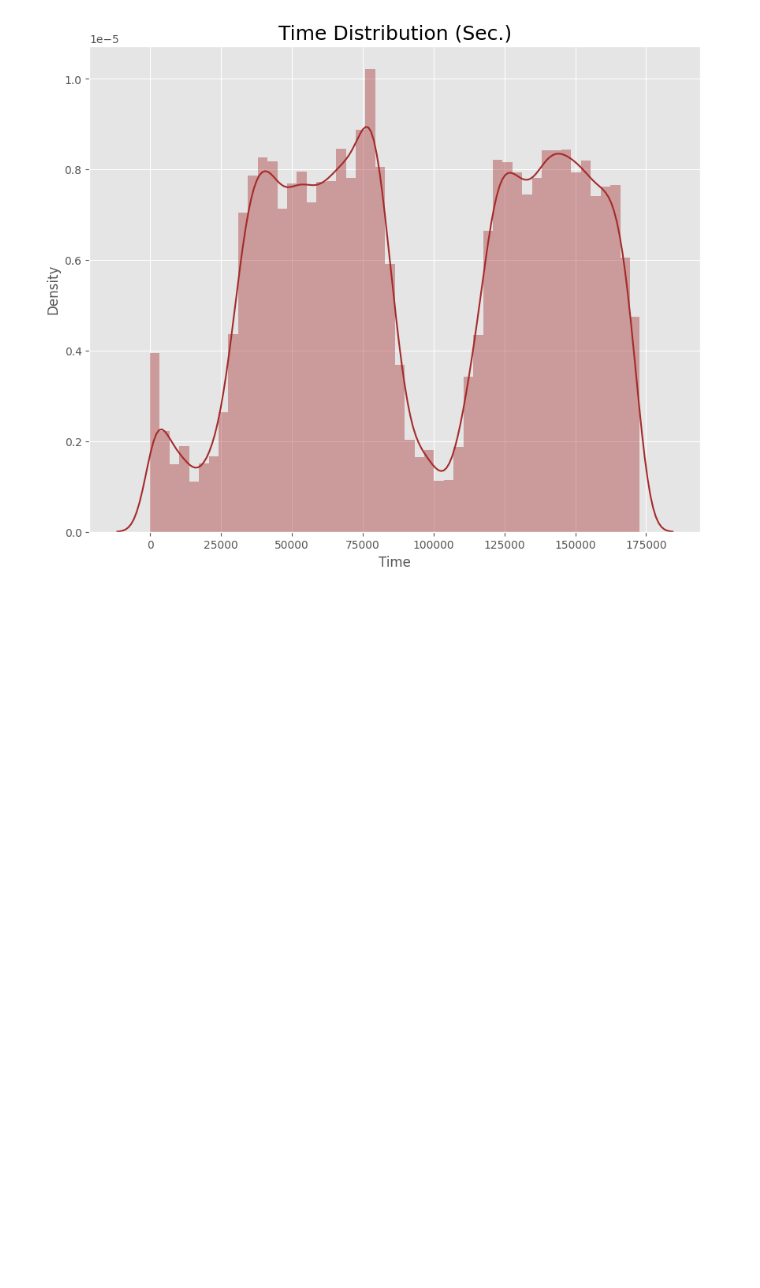
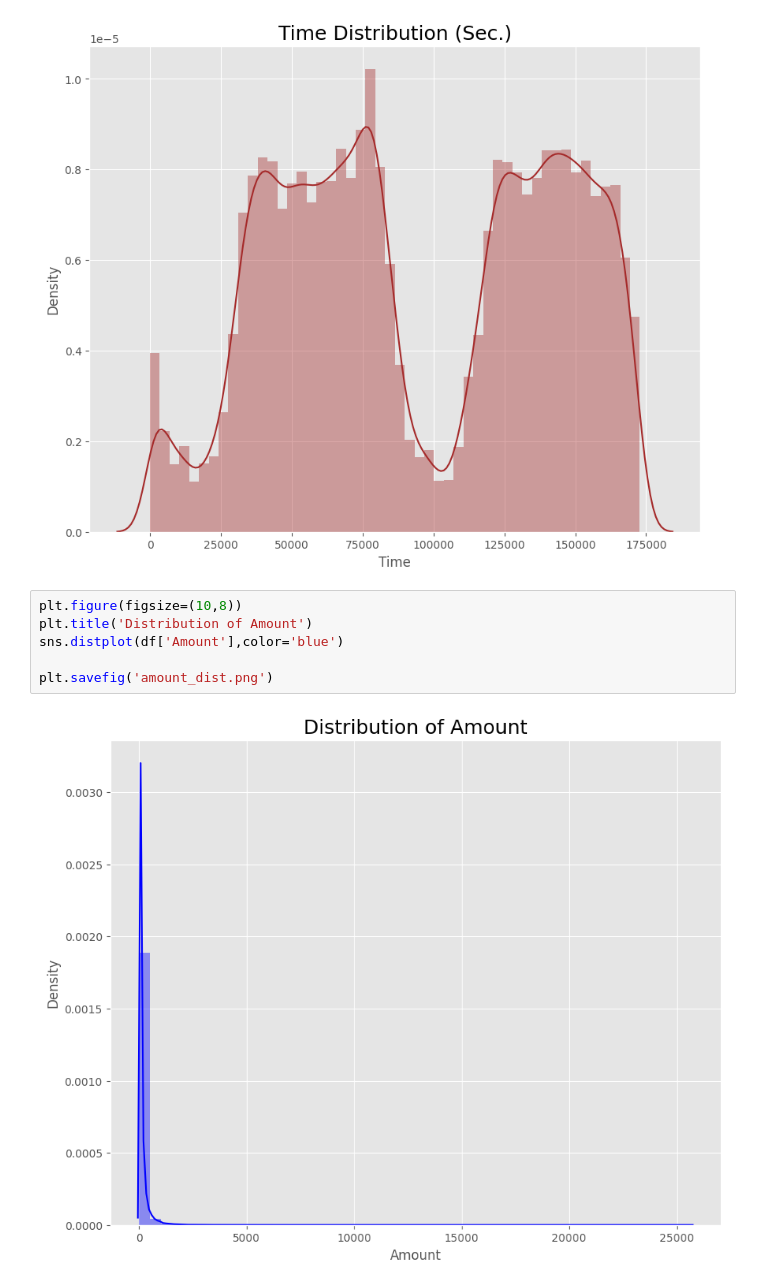
Before and after one commit to pandeyp819/CreditCard_FraudDetect, a Jupyter notebook: Fraud Detector.ipynb, the cells around one changed output. Cells and saved outputs as stored; diff of their text form; blank space fills up the shorter version.

```diff
--- a/Fraud Detector.ipynb
+++ b/Fraud Detector.ipynb
@@ -86,3 +86,11 @@ sns.distplot(df['Time'],color='brown')
 plt.savefig('timedif.png')
 # %% [output]
 [figure]
+# %%
+plt.figure(figsize=(10,8))
+plt.title('Distribution of Amount')
+sns.distplot(df['Amount'],color='blue')
+
+plt.savefig('amount_dist.png')
+# %% [output]
+[figure, added]
```
Also changed, not shown: parts of 12 cells of this notebook.
